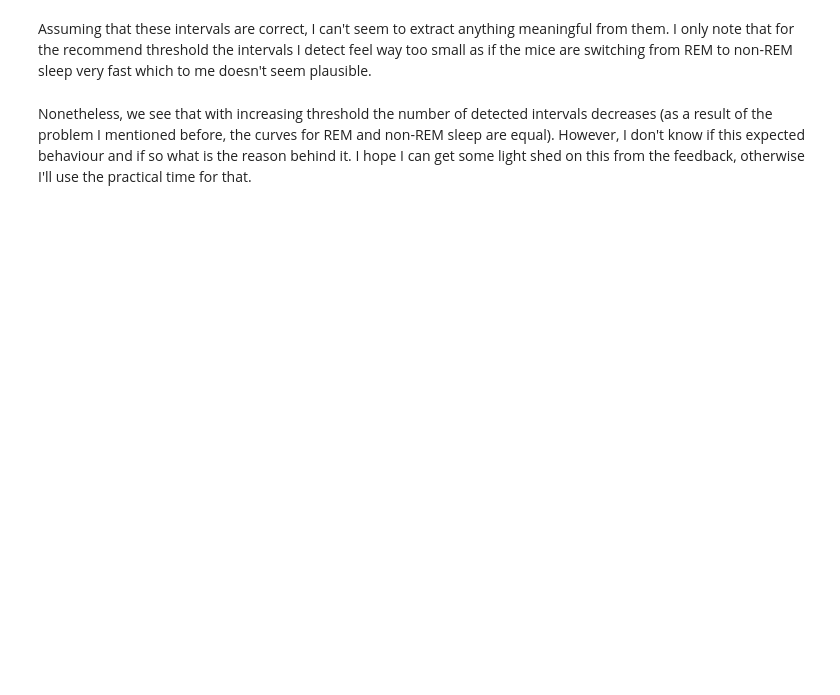
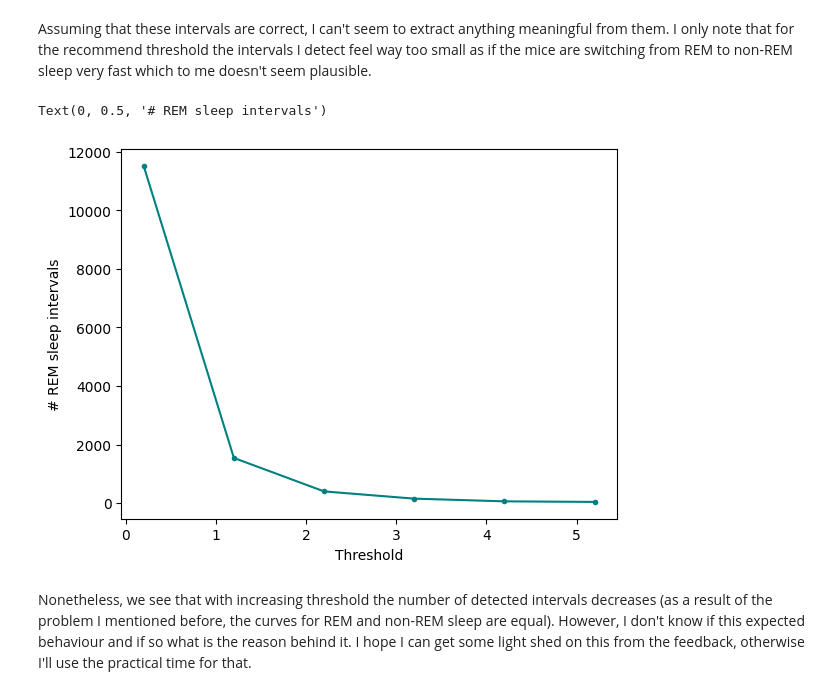
Before and after one commit to DanielaOS/NeuralAnalysis, a Jupyter notebook: Module_1/01-local_field_potential/Workshop1_report.ipynb, the cells around one changed output. Saved outputs shown, nothing was run; the diff lists cells and outputs as text; code cells hidden in the pictures; blank space fills up the shorter version.

```diff
--- a/Module_1/01-local_field_potential/Workshop1_report.ipynb
+++ b/Module_1/01-local_field_potential/Workshop1_report.ipynb
@@ -270,24 +268,21 @@ Assuming that these intervals are correct, I can't seem to extract anything mean
 # %%
 # Thresholds
 power_dif_thresholds = np.arange(0.2, 5.3,1)
 rems, n_rems = [], []
 
 for power_dif_threshold in power_dif_thresholds:
 
     # Building each sleep regime's mask
-    rem_mask = np.asarray([True if x > power_dif_threshold else False for x in power_difference])
-    nrem_mask = np.asarray([True if x < power_dif_threshold else False for x in power_difference])
+    rem_mask = construct_rem_mask(power_difference, power_dif_threshold)
+    rem_sleeps = finding_sleep_regimes(rem_mask)
+    rems.append(len(rem_sleeps))
 
-    rem_sleeps = finding_sleep_regimes(rem_mask)
-    nrem_sleeps = finding_sleep_regimes(nrem_mask)
-
-    rems.append(len(rem_sleeps))
-    n_rems.append(len(nrem_sleeps))
 
 plt.plot(power_dif_thresholds, rems, '.-', color='teal')
-plt.plot(power_dif_thresholds, n_rems, '.-', color='goldenrod')
-plt.grid()
 plt.xlabel('Threshold')
 plt.ylabel('# REM sleep intervals')
+# %% [output]
+Text(0, 0.5, '# REM sleep intervals')
+[figure, added]
 # %% [markdown]
 Nonetheless, we see that with increasing threshold the number of detected intervals decreases (as a result of the problem I mentioned before, the curves for REM and non-REM sleep are equal). However, I don't know if this expected behaviour and if so what is the reason behind it. I hope I can get some light shed on this from the feedback, otherwise I'll use the practical time for that.
```
Also changed, not shown: parts of 7 cells of this notebook, 1 other file.
